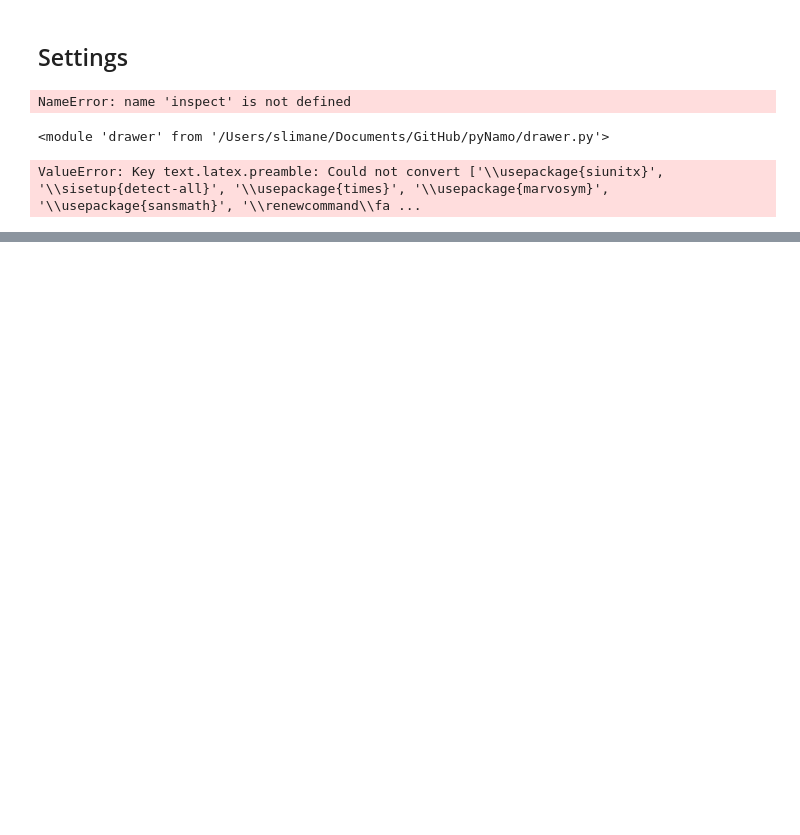
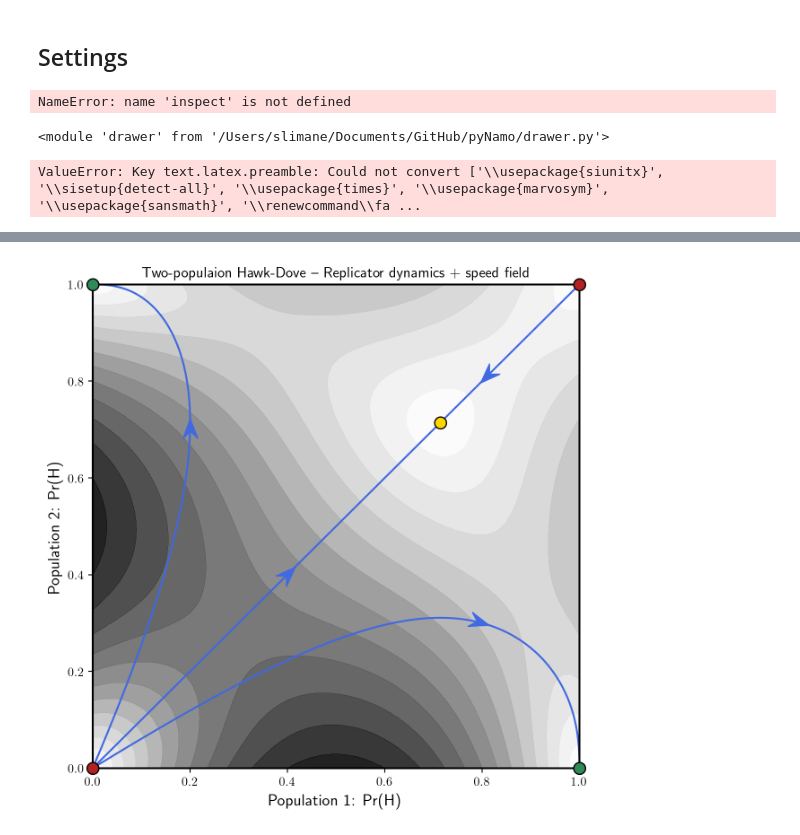
Before and after one commit to SlimaneD/pynamo, a Jupyter notebook: TestingCode.ipynb, the cells around one changed output, grey strips where cells are left out. Saved outputs shown, nothing was run; the diff lists cells and outputs as text; code cells hidden in the pictures; blank space fills up the shorter version.

Commit message:
game class refinements

```diff
--- a/TestingCode.ipynb
+++ b/TestingCode.ipynb
@@ -140,0 +159,68 @@ FP [1.0, 0.0, 0.0] | eigVs [-1.0, 2.0]
+# %%
+import numpy as np
+import matplotlib.pyplot as plt
+import importlib
+import game
+import drawer
+import equationsolver
+
+equationsolver = importlib.reload(equationsolver)
+game = importlib.reload(game)
+drawer = importlib.reload(drawer)
+
+two_pop_hawk_dove = game.Game(
+    "2-pop Hawk-Dove",
+    (
+        np.array([[-1, 5], [0, 2.5]]),
+        np.array([[-1, 5], [0, 2.5]]),
+    ),
+    symmetric=False,
+)
+
+fig, ax = plt.subplots(figsize=(7, 7))
+drawer.setSimplex(['$H$', '$T$'], two_pop_hawk_dove.payoff_data, ax, 13, 30)
+
+drawer.speed_plot(
+    x_region=[0, 1],
+    y_region=[0, 1],
+    step=60,                       # grid density
+    payMtx=two_pop_hawk_dove.payoff_data,
+    ax=ax,
+    cmap=plt.cm.Greys,
+    levels=12,
+    zd=10,
+)
+drawer.equilibria(
+    two_pop_hawk_dove.payoff_data,
+    ax,
+    colSnk='seagreen',
+    colSdl='gold',
+    colSce='firebrick',
+    ptSize=90,
+    zd=40,
+)
+
+for start in ([0.2, 0.7], [0.8, 0.3], [0.4, 0.4], [0.8,0.8]):
+    drawer.trajectory(
+        start,
+        two_pop_hawk_dove.payoff_data,
+        step=0.02,
+        parr=[0.0001],
+        Tmax=500,
+        fig=fig,
+        ax=ax,
+        col='royalblue',
+        arrSize=0.04,
+        arrWidth=0.015,
+        zd=20,
+    )
+
+ax.set_xlim(0, 1)
+ax.set_ylim(0, 1)
+ax.set_xlabel('Population 1: Pr(H)')
+ax.set_ylabel('Population 2: Pr(H)')
+ax.set_title('Two-populaion Hawk-Dove – Replicator dynamics + speed field')
+fig.savefig("testTwoPopHawkDove.pdf", bbox_inches="tight")
+plt.show()
+# %% [output]
+[figure, added]
```
Also changed, not shown: parts of 25 cells of this notebook, 16 other files.
